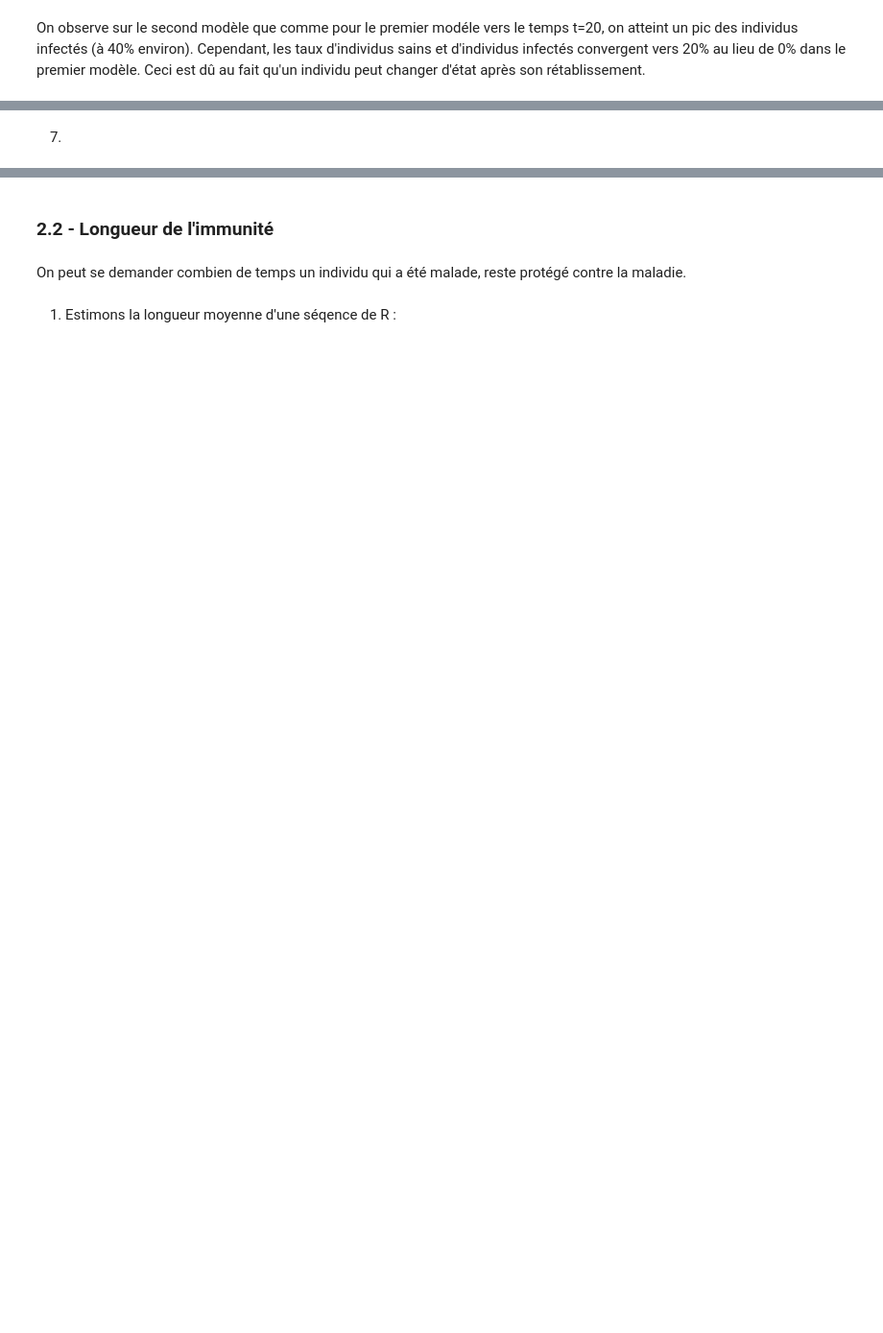
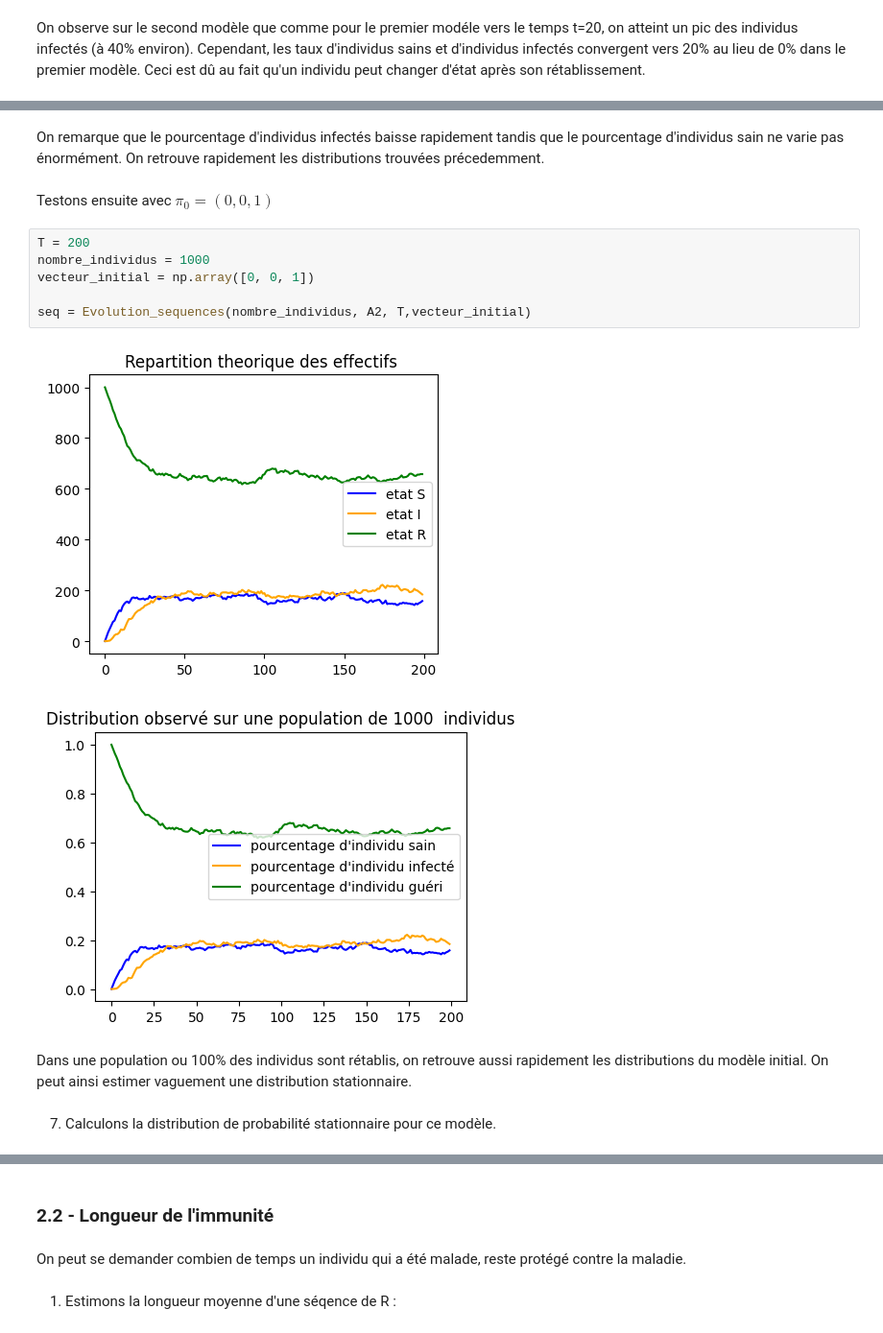
Before and after one commit to tkqdldk/Markov_Epidemio, a Jupyter notebook: projet3.ipynb.ipynb, the cells around one changed output, grey strips where cells are left out. Shown at 96% size. Cells and saved outputs as stored; diff of their text form; blank space fills up the shorter version.

```diff
--- a/projet3.ipynb.ipynb
+++ b/projet3.ipynb.ipynb
@@ -487,2 +498,17 @@ On observe sur le second modèle que comme pour le premier modéle vers le temps
+# %% [markdown]
+On remarque que le pourcentage d'individus infectés baisse rapidement tandis que le pourcentage d'individus sain ne varie pas énormément. On retrouve rapidement les distributions trouvées précedemment.
+# %% [markdown]
+Testons ensuite avec $\pi_0 = (0,0,1)$
+# %%
+T = 200
+nombre_individus = 1000
+vecteur_initial = np.array([0, 0, 1])
+
+seq = Evolution_sequences(nombre_individus, A2, T,vecteur_initial)
+# %% [output]
+[figure, added]
+[figure, added]
+# %% [markdown]
+Dans une population ou 100% des individus sont rétablis, on retrouve aussi rapidement les distributions du modèle initial. On peut ainsi estimer vaguement une distribution stationnaire.
 # %% [markdown]
-7.
+7. Calculons la distribution de probabilité stationnaire pour ce modèle.
```
Also changed, not shown: parts of 23 cells of this notebook.
